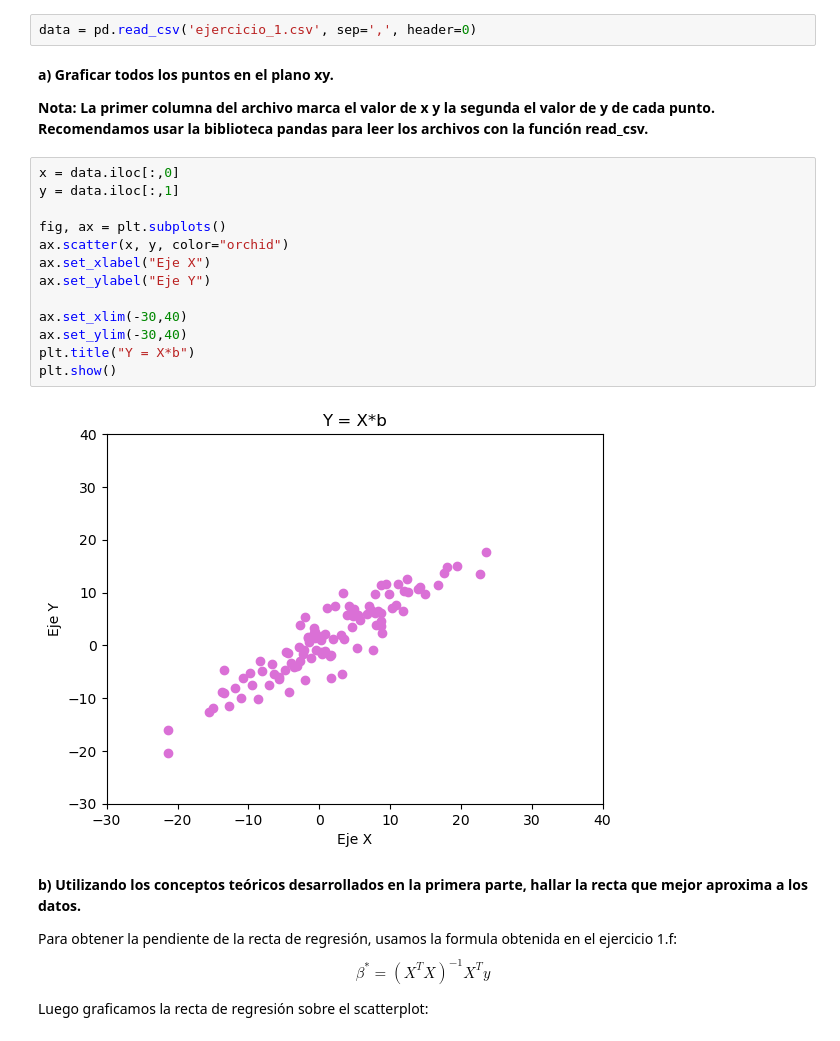
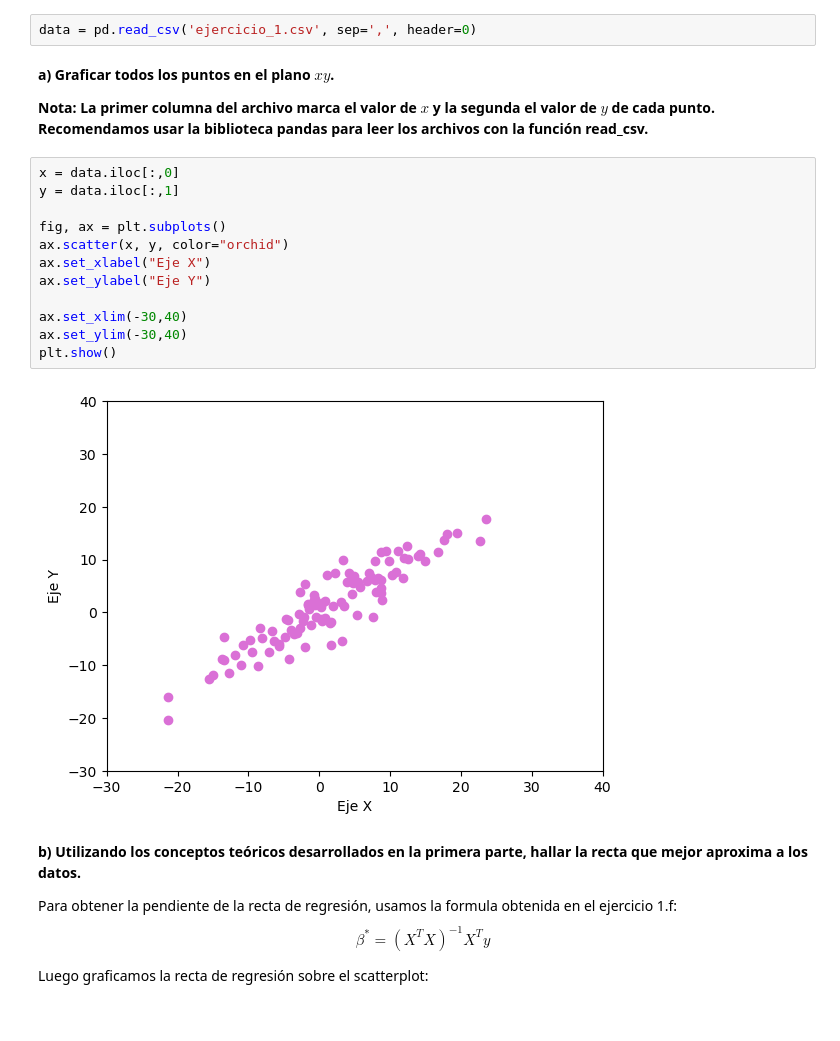
Before and after one commit to azulnogueraa/Metodos_Computacionales_1, a Jupyter notebook: codigo.ipynb, the cells around one changed output. Drawn from its saved outputs; the diff is of its cells as text.

```diff
--- a/codigo.ipynb
+++ b/codigo.ipynb
@@ -11,25 +11,24 @@ import matplotlib.pyplot as plt
 # %%
 data = pd.read_csv('ejercicio_1.csv', sep=',', header=0)
 # %% [markdown]
-**a) Graficar todos los puntos en el plano xy.**
+**a) Graficar todos los puntos en el plano $xy$.**
 
-**Nota: La primer columna del archivo marca el valor de x y la segunda el valor de y de cada punto.**
+**Nota: La primer columna del archivo marca el valor de $x$ y la segunda el valor de $y$ de cada punto.**
 **Recomendamos usar la biblioteca pandas para leer los archivos con la función read_csv.**
 # %%
 x = data.iloc[:,0]
 y = data.iloc[:,1]
 
 fig, ax = plt.subplots()
 ax.scatter(x, y, color="orchid")
 ax.set_xlabel("Eje X")
 ax.set_ylabel("Eje Y")
 
 ax.set_xlim(-30,40)
 ax.set_ylim(-30,40)
-plt.title("Y = X*b")
 plt.show()
 # %% [output]
-[figure, old version]
+[figure, new version]
 # %% [markdown]
 **b) Utilizando los conceptos teóricos desarrollados en la primera parte, hallar la recta que mejor aproxima a los datos.**
 
```
Also changed, not shown: parts of 23 cells of this notebook.
